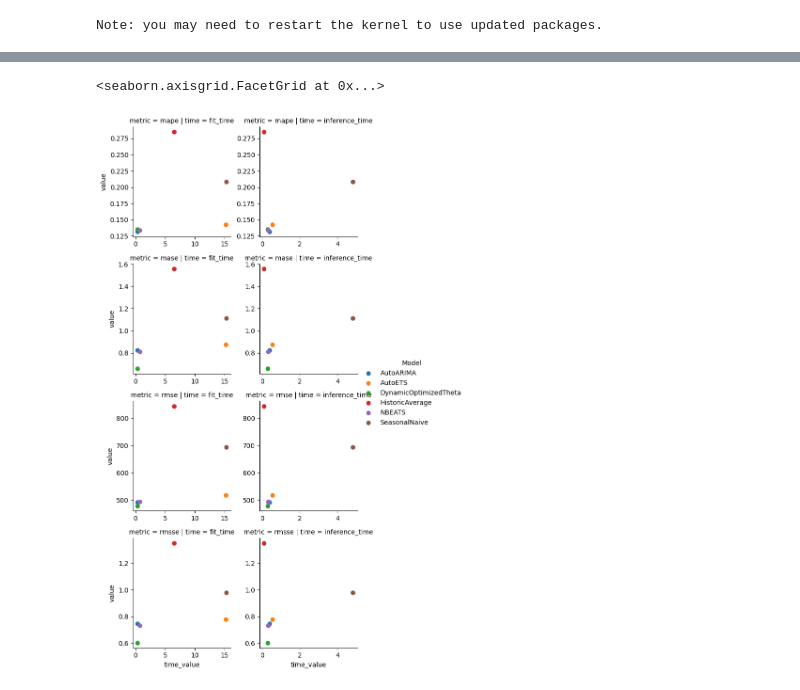
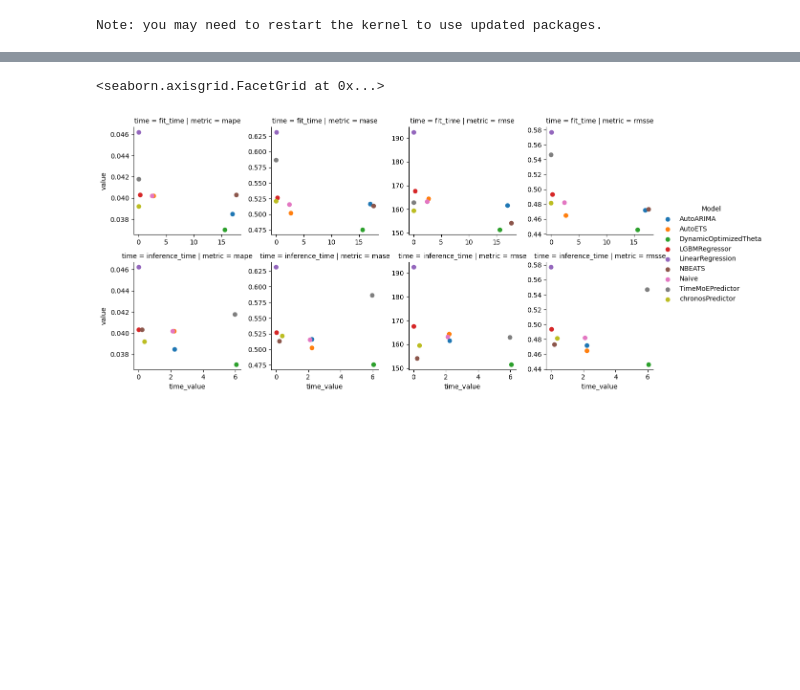
Before and after one commit to JLiekenbrock/m4_tests, a Jupyter notebook: nixtla_checks.ipynb, the cells around one changed output, grey strips where cells are left out. Drawn from its saved outputs; the diff is of its cells as text; code cells hidden in the pictures; blank space fills up the shorter version.

```diff
--- a/nixtla_checks.ipynb
+++ b/nixtla_checks.ipynb
@@ -219,11 +272,8 @@ forecast_times
 # %%
-from utilsforecast.evaluation import evaluate
-from utilsforecast.losses import mape, mase, rmse, rmsse
-from functools import partial
-
 metrics = [
     mape,
     rmse,
+    wape,
     partial(mase, seasonality=12),
     partial(rmsse, seasonality=12),
 ]
@@ -246,6 +280,5 @@ test
 # %%
-test = test.set_index("unique_id")
+test = test.reset_index()
 
 for forecast in forecasts:
-    print(forecast)
-    test = pd.concat([test,forecast.drop(columns="ds").set_index("unique_id")],axis=1)
+    test = test.merge(forecast, on = ["ds","unique_id"],how="inner")
@@ -274,2 +289,2 @@ eval = evaluate(test, metrics=metrics, train_df=train)
 # %%
-metrics = eval.set_index(["unique_id","metric"]).stack().rename_axis(index={None: 'Model'}).rename("value")
+metrics = eval.drop(columns="index").set_index(["unique_id","metric"]).stack().rename_axis(index={None: 'Model'}).rename("value")
@@ -293,2 +330,2 @@ metrics.groupby(level=[1,2]).median().unstack()
 # %%
-md = metrics.groupby(level=[1,2]).mean().to_frame().join(times).set_index("value",append=True).stack().rename_axis(index={None: 'time'}).rename("time_value").reset_index()
+md = metrics.groupby(level=[1,2]).median().to_frame().join(times).set_index("value",append=True).stack().rename_axis(index={None: 'time'}).rename("time_value").reset_index()
@@ -297,8 +332,7 @@ import seaborn as sns
 # %%
-import matplotlib.pyplot as plt
-g = sns.FacetGrid(md, row= "metric", col="time", hue = "Model",sharey=False,sharex=False)
+g = sns.FacetGrid(md, row= "time", col="metric", hue = "Model",sharey=False,sharex=False)
 g = g.map(plt.scatter, "time_value", "value")
 g.add_legend()
 # %% [output]
 <seaborn.axisgrid.FacetGrid at 0x...>
-[figure, old version]
+[figure, new version]
```
Also changed, not shown: parts of 38 cells of this notebook, 6 other files.
